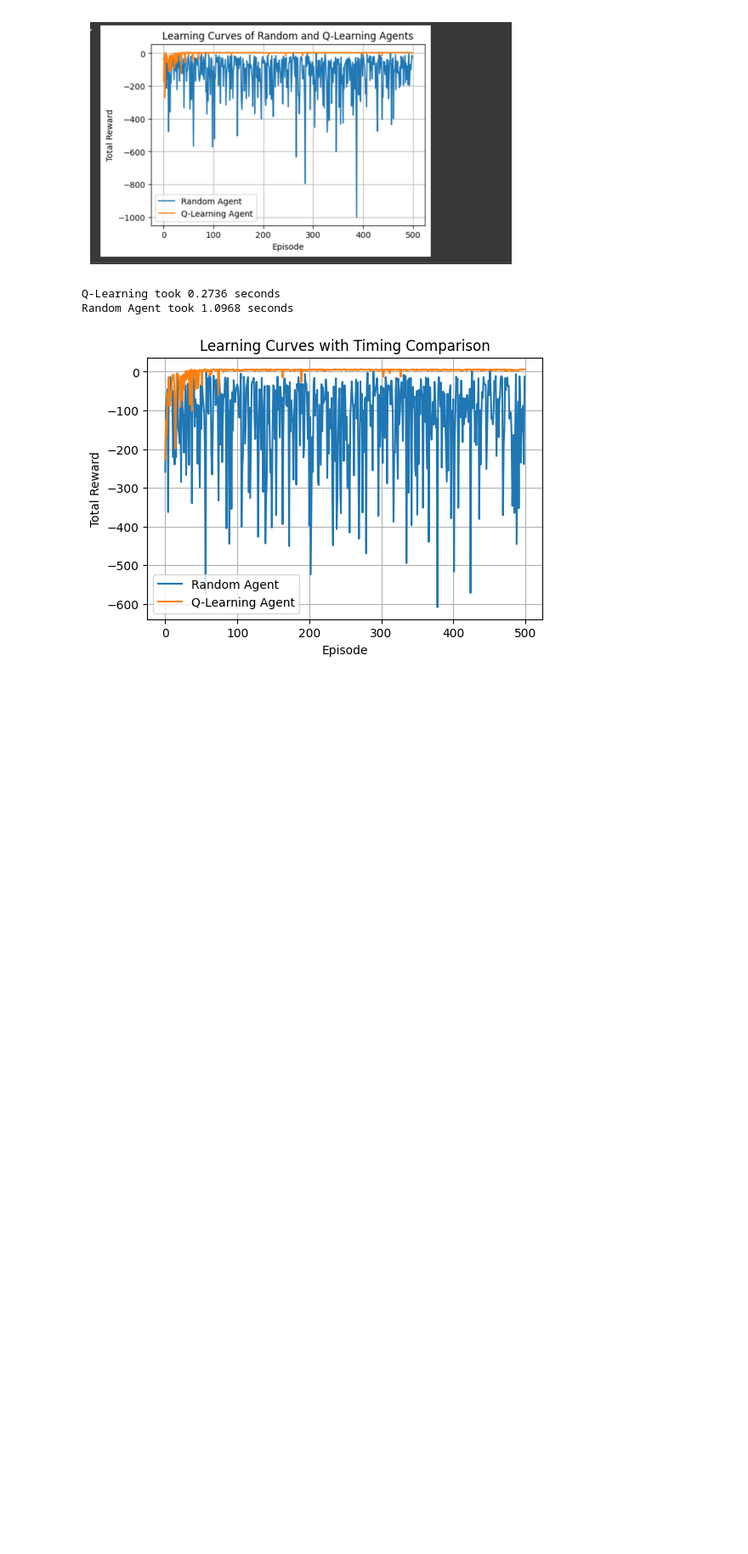
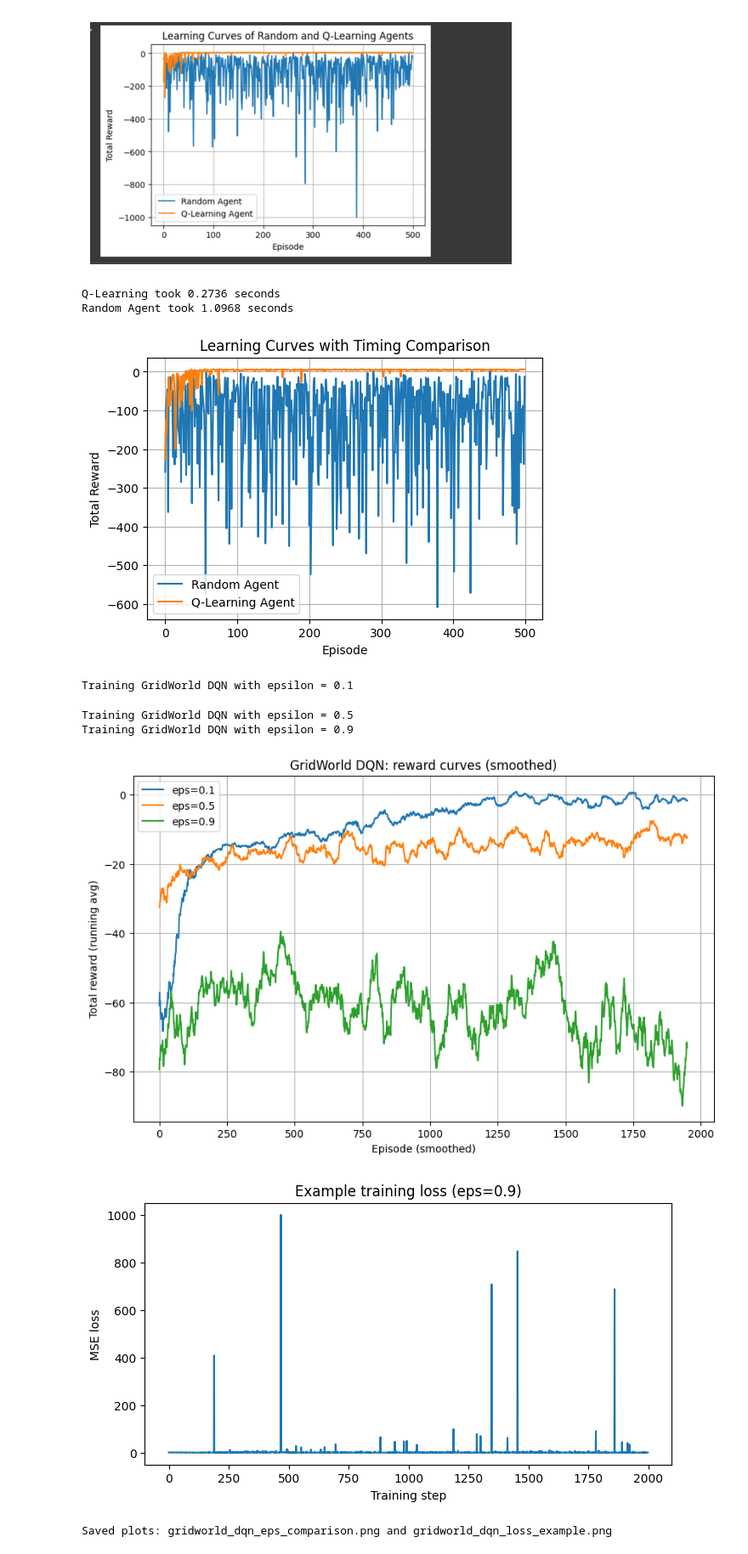
Before and after one commit to piru24/DL_LABS-07, a Jupyter notebook: Gridworld.ipynb, the cells around one changed output. Shown at 85% size. Drawn from its saved outputs; the diff is of its cells as text; code cells hidden in the pictures; blank space fills up the shorter version.

```diff
--- a/Gridworld.ipynb
+++ b/Gridworld.ipynb
@@ -410,0 +576,41 @@ Random Agent took 1.0968 seconds
+# %%
+eps_list = [0.1, 0.5, 0.9]
+results = {}
+for eps in eps_list:
+    print("Training GridWorld DQN with epsilon =", eps)
+    rewards, losses = train_grid_dqn(epsilon=eps, episodes=2000, max_steps=200)
+    results[eps] = {'rewards': rewards, 'losses': losses}
+
+# Plot reward curves (smoothed)
+plt.figure(figsize=(10,6))
+for eps in eps_list:
+    r = results[eps]['rewards']
+    # smoothing using running average
+    window = 50
+    smoothed = np.convolve(r, np.ones(window)/window, mode='valid')
+    plt.plot(np.arange(len(smoothed)), smoothed, label=f"eps={eps}")
+plt.xlabel("Episode (smoothed)")
+plt.ylabel("Total reward (running avg)")
+plt.title("GridWorld DQN: reward curves (smoothed)")
+plt.legend()
+plt.grid(True)
+plt.savefig("gridworld_dqn_eps_comparison.png", dpi=150)
+plt.show()
+
+# Save losses plot (for last epsilon)
+plt.figure(figsize=(8,4))
+plt.plot(results[eps_list[-1]]['losses'][:2000])
+plt.xlabel("Training step")
+plt.ylabel("MSE loss")
+plt.title(f"Example training loss (eps={eps_list[-1]})")
+plt.savefig("gridworld_dqn_loss_example.png", dpi=150)
+plt.show()
+
+print("Saved plots: gridworld_dqn_eps_comparison.png and gridworld_dqn_loss_example.png")
+# %% [output]
+Training GridWorld DQN with epsilon = 0.1
+Training GridWorld DQN with epsilon = 0.5
+Training GridWorld DQN with epsilon = 0.9
+[figure, added]
+[figure, added]
+Saved plots: gridworld_dqn_eps_comparison.png and gridworld_dqn_loss_example.png
```
Also changed, not shown: parts of 11 cells of this notebook.
